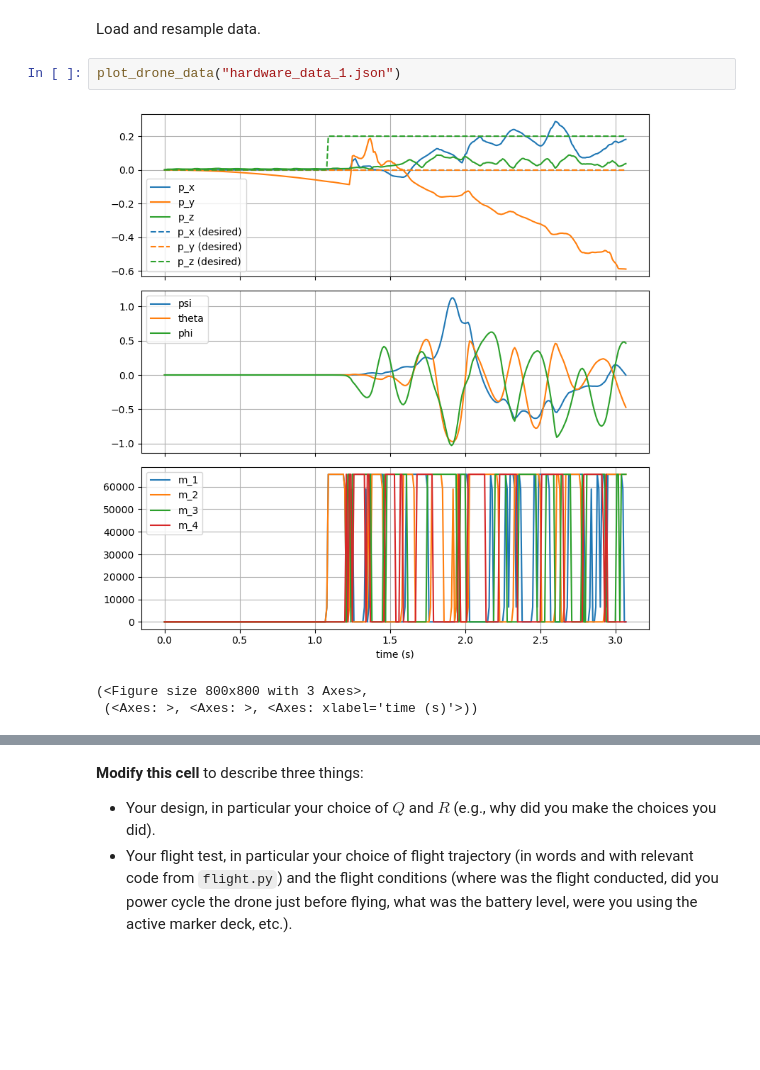
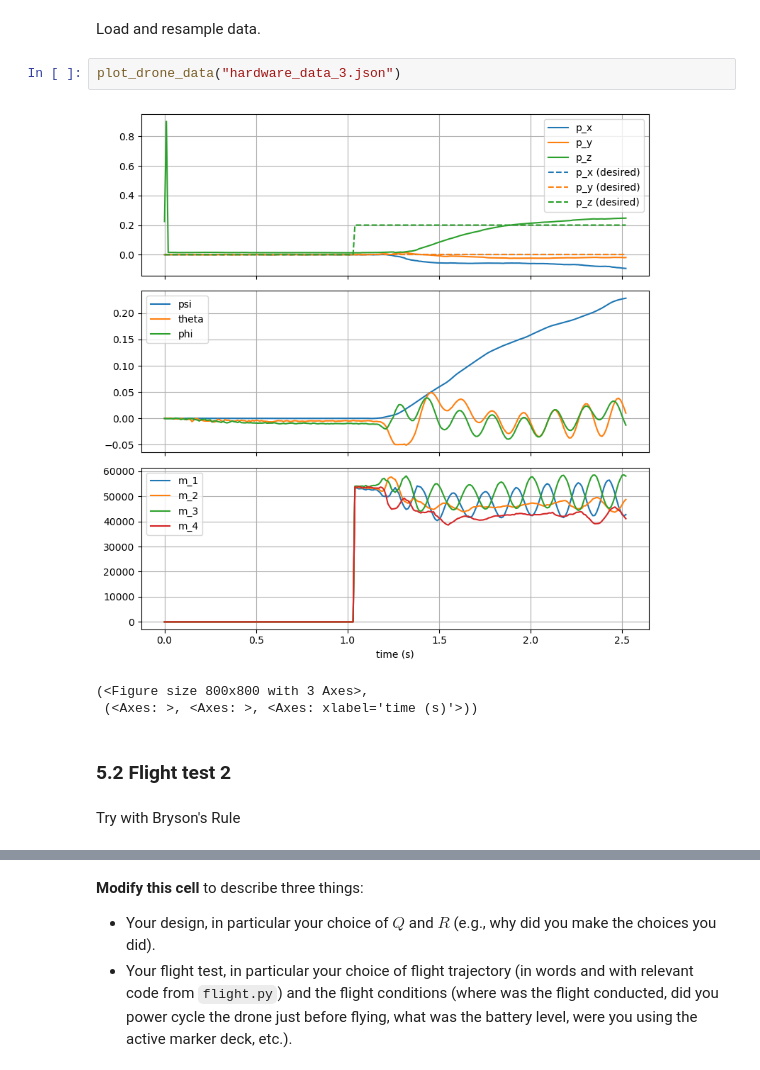
Before and after one commit to Chairless-maybe/crazyflie-client, a Jupyter notebook: lab05/analysis.ipynb, the cells around one changed output, grey strips where cells are left out. Cells and saved outputs as stored; diff of their text form; blank space fills up the shorter version.

Commit message:
Ran flight tests 2 and 3

```diff
--- a/lab05/analysis.ipynb
+++ b/lab05/analysis.ipynb
@@ -786,8 +792,12 @@ print(np.array2string(R))
 # %% [markdown]
 Load and resample data.
 # %%
-plot_drone_data("hardware_data_1.json")
+plot_drone_data("hardware_data_3.json")
 # %% [output]
-[figure, old version]
+[figure, new version]
 (<Figure size 800x800 with 3 Axes>,
  (<Axes: >, <Axes: >, <Axes: xlabel='time (s)'>))
+# %% [markdown]
+### 5.2 Flight test 2
+# %% [markdown]
+Try with Bryson's Rule
```
Also changed, not shown: parts of 8 cells of this notebook, 3 other files.
